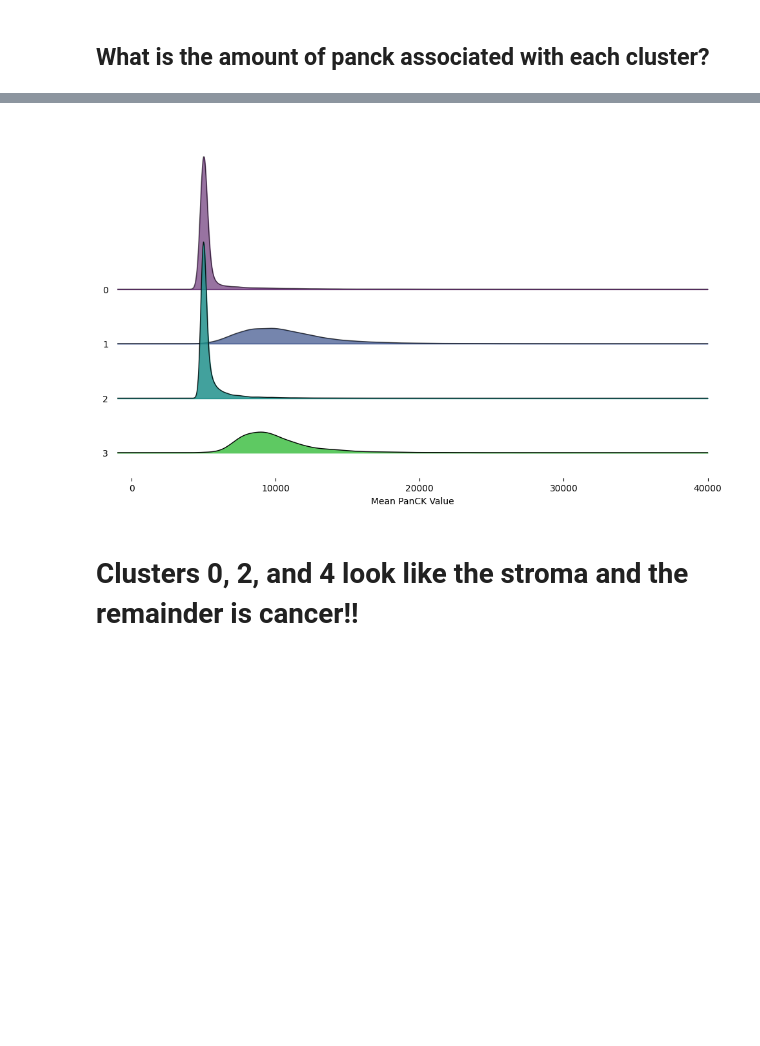
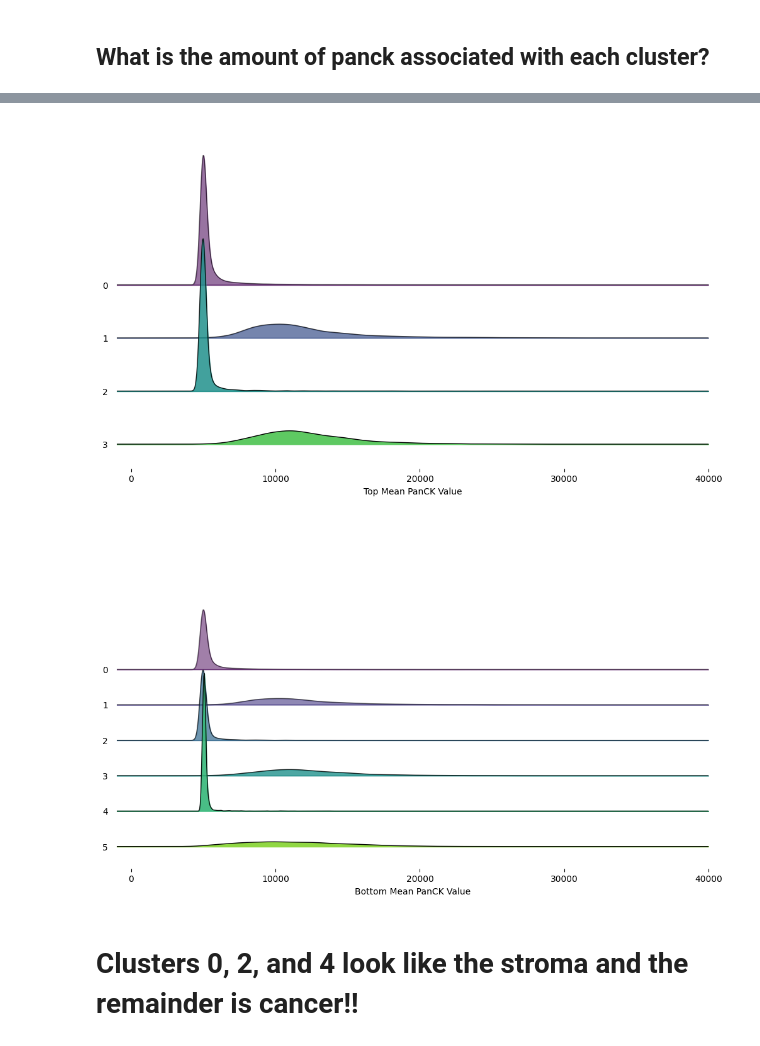
Before and after one commit to mrariden/SBDSHackathon_TeamPC, a Jupyter notebook: michael_code/just_UTAG-concise.ipynb, the cells around one changed output, grey strips where cells are left out. Saved outputs shown, nothing was run; the diff lists cells and outputs as text; code cells hidden in the pictures; blank space fills up the shorter version.

```diff
--- a/michael_code/just_UTAG-concise.ipynb
+++ b/michael_code/just_UTAG-concise.ipynb
@@ -170,19 +189,34 @@ plt.show()
 # %%
 import seaborn as sns
 
-data = []
-
+bot_data = []
 for i, cluster in enumerate(bot_adata.obs['UTAG Label_leiden_0.1'].unique()):
     cluster_adata = bot_adata[bot_adata.obs['UTAG Label_leiden_0.1'] == cluster]
     for value in cluster_adata.obs['Mean.PanCK'].values:
-        data.append({'cluster':cluster,
+        bot_data.append({'cluster':cluster,
                      'value' : value})
+bot_panck_df = pd.DataFrame(bot_data)
 
-panck_df = pd.DataFrame(data)
-sns.histplot(data=panck_df, x='value', hue='cluster', element='step', stat='density', common_norm=False)
+top_data = []
+for i, cluster in enumerate(top_adata.obs['UTAG Label_leiden_0.1'].unique()):
+    cluster_adata = bot_adata[bot_adata.obs['UTAG Label_leiden_0.1'] == cluster]
+    for value in cluster_adata.obs['Mean.PanCK'].values:
+        top_data.append({'cluster':cluster,
+                     'value' : value})
+top_panck_df = pd.DataFrame(top_data)
+
+
+sns.histplot(data=top_panck_df, x='value', hue='cluster', element='step', stat='density', common_norm=False)
 plt.xlim([-1000,35000])
-plt.title('Overlayed Histogram of mean PanCK values by Cluster')
+plt.title("Top PanCK values by Cluster")
 plt.xlabel('mean PanCK value')
 plt.ylabel('Density')
 plt.show()
+
+sns.histplot(data=bot_panck_df, x='value', hue='cluster', element='step', stat='density', common_norm=False)
+plt.xlim([-1000,35000])
+plt.title("Bottom PanCK values by Cluster")
+plt.xlabel('mean PanCK value')
+plt.ylabel('Density')
+plt.show()
 # %% [output]
@@ -190,19 +225,32 @@ plt.show()
 # %%
 import joypy
 import matplotlib.pyplot as plt
 
 # Create the ridgeline plot
-fig, axes = joypy.joyplot(panck_df, by='cluster', column='value', figsize=(10, 6),
+fig, axes = joypy.joyplot(top_panck_df, by='cluster', column='value', figsize=(10, 6),
                           overlap=3, colormap=plt.cm.viridis, fade=True, linewidth=1)
 
 # Adding titles and labels
-plt.xlabel('Mean PanCK Value')
+plt.xlabel('Top Mean PanCK Value')
 plt.ylabel('Cluster')
 plt.xlim([-1000, 40000])
 
 plt.show()
+
+
+# Create the ridgeline plot
+fig, axes = joypy.joyplot(bot_panck_df, by='cluster', column='value', figsize=(10, 6),
+                          overlap=3, colormap=plt.cm.viridis, fade=True, linewidth=1)
+
+# Adding titles and labels
+plt.xlabel('Bottom Mean PanCK Value')
+plt.ylabel('Cluster')
+plt.xlim([-1000, 40000])
+
+plt.show()
 # %% [output]
-[figure, old version]
+[figure, new version]
+[figure, added]
 # %% [markdown]
 # Clusters 0, 2, and 4 look like the stroma and the remainder is cancer!!
 # %%
```
Also changed, not shown: parts of 5 cells of this notebook.
